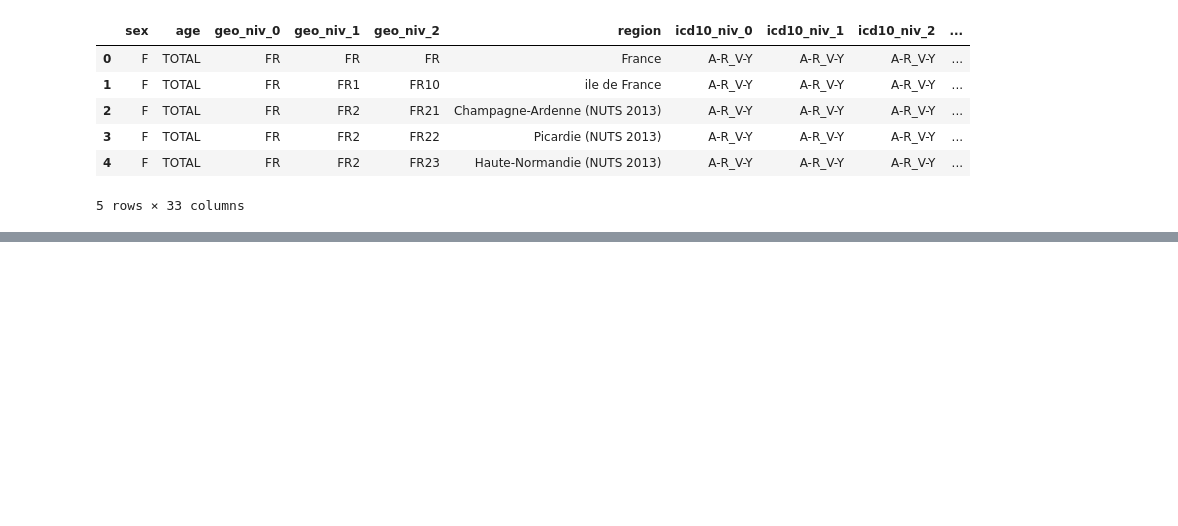
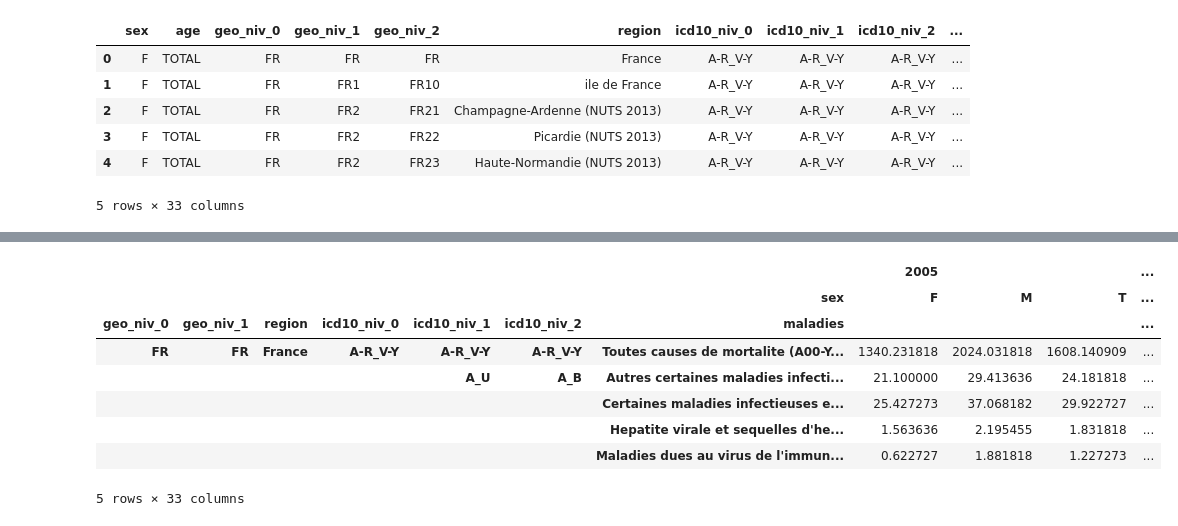
Before and after one commit to margauxRodrigues/viz_project, a Jupyter notebook: data/Arborescence.ipynb, the cells around one changed output, grey strips where cells are left out. Cells and saved outputs as stored; diff of their text form; code cells hidden in the pictures; blank space fills up the shorter version.

```diff
--- a/data/Arborescence.ipynb
+++ b/data/Arborescence.ipynb
@@ -53,6 +86,18 @@ df = data_fr.pivot_table(index=data_fr.columns[2:9].to_list(),
                    values=data_fr.columns[9:].to_list(),
                    columns=data_fr.columns[:1].to_list())
 df.to_json('arbo_2.json')
+# %%
+df.head()
+# %% [output]
+|  |  |  |  |  |  |  | 2005 |  |  | ... |
+|  |  |  |  |  |  | sex | F | M | T | ... |
+| geo_niv_0 | geo_niv_1 | region | icd10_niv_0 | icd10_niv_1 | icd10_niv_2 | maladies |  |  |  | ... |
+| FR | FR | France | A-R_V-Y | A-R_V-Y | A-R_V-Y | Toutes causes de mortalite (A00-Y... | 1340.231818 | 2024.031818 | 1608.140909 | ... |
+|  |  |  |  | A_U | A_B | Autres certaines maladies infecti... | 21.100000 | 29.413636 | 24.181818 | ... |
+|  |  |  |  |  |  | Certaines maladies infectieuses e... | 25.427273 | 37.068182 | 29.922727 | ... |
+|  |  |  |  |  |  | Hepatite virale et sequelles d'he... | 1.563636 | 2.195455 | 1.831818 | ... |
+|  |  |  |  |  |  | Maladies dues au virus de l'immun... | 0.622727 | 1.881818 | 1.227273 | ... |
+5 rows × 33 columns
 # %%
 # ============ Dictionnaires imbriqués ===========
 # ================================================
```
Also changed, not shown: parts of 3 cells of this notebook, 1 other file.
